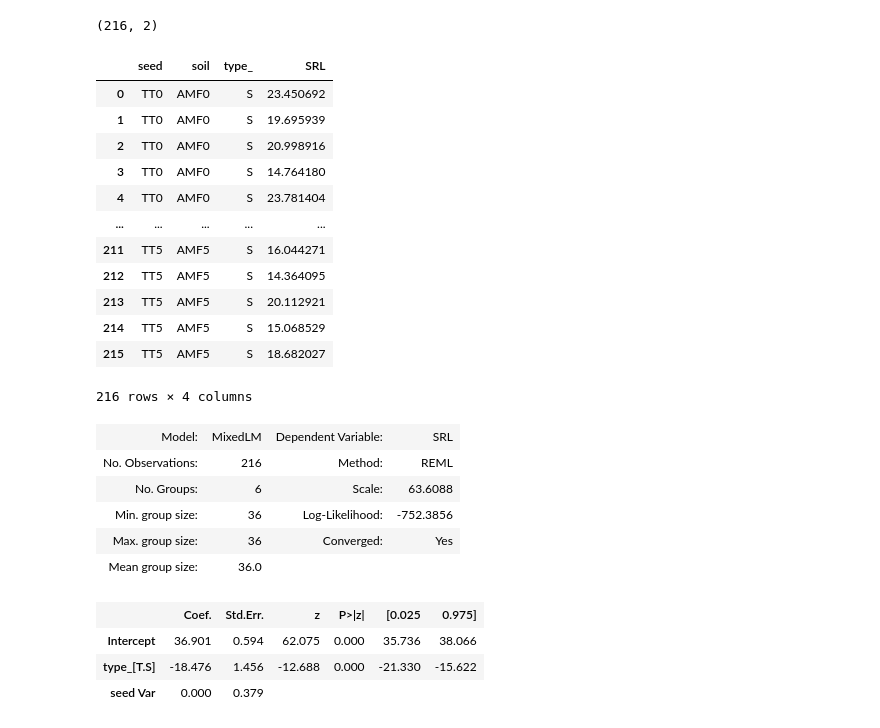
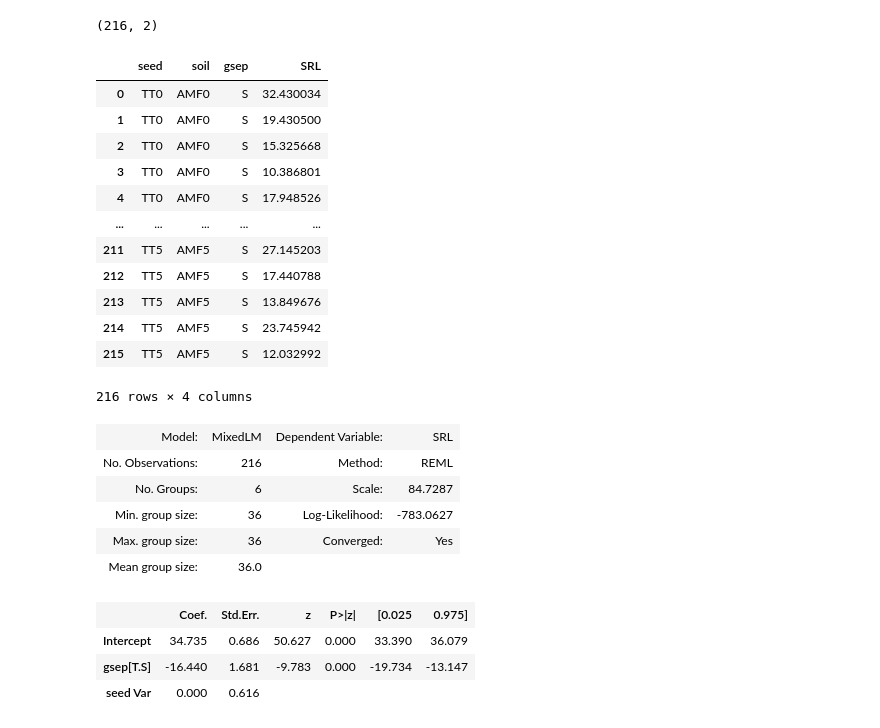
Before and after one commit to anoban/wsu, a Jupyter notebook: power/power.ipynb, the cells around one changed output. Drawn from its saved outputs; the diff is of its cells as text; code cells hidden in the pictures.

```diff
--- a/power/power.ipynb
+++ b/power/power.ipynb
@@ -379,37 +376,37 @@ dummy_data = pd.DataFrame(
     {
         "seed": _exp_design[:, 0],
         "soil": _exp_design[:, 1],
-        "type_": np.array(['S' if seed[2] == soil[3] else 'A' for (seed, soil) in _exp_design]),
+        "gsep": np.array(['S' if seed[2] == soil[3] else 'A' for (seed, soil) in _exp_design]),
         "SRL": np.array([np.random.normal(loc=18.010786, scale=4.721772) if seed[2] == soil[3] else np.random.normal(loc=37.411013, scale=9.127129) for (seed, soil) in _exp_design])
     }
 )
 
 dummy_data
 # %% [output]
-|  | seed | soil | type_ | SRL |
-| 0 | TT0 | AMF0 | S | 23.450692 |
-| 1 | TT0 | AMF0 | S | 19.695939 |
-| 2 | TT0 | AMF0 | S | 20.998916 |
-| 3 | TT0 | AMF0 | S | 14.764180 |
-| 4 | TT0 | AMF0 | S | 23.781404 |
+|  | seed | soil | gsep | SRL |
+| 0 | TT0 | AMF0 | S | 32.430034 |
+| 1 | TT0 | AMF0 | S | 19.430500 |
+| 2 | TT0 | AMF0 | S | 15.325668 |
+| 3 | TT0 | AMF0 | S | 10.386801 |
+| 4 | TT0 | AMF0 | S | 17.948526 |
 | ... | ... | ... | ... | ... |
-| 211 | TT5 | AMF5 | S | 16.044271 |
-| 212 | TT5 | AMF5 | S | 14.364095 |
-| 213 | TT5 | AMF5 | S | 20.112921 |
-| 214 | TT5 | AMF5 | S | 15.068529 |
-| 215 | TT5 | AMF5 | S | 18.682027 |
+| 211 | TT5 | AMF5 | S | 27.145203 |
+| 212 | TT5 | AMF5 | S | 17.440788 |
+| 213 | TT5 | AMF5 | S | 13.849676 |
+| 214 | TT5 | AMF5 | S | 23.745942 |
+| 215 | TT5 | AMF5 | S | 12.032992 |
 216 rows × 4 columns
 # %%
 # try fitting a LMM to this data
-smf.mixedlm(formula=r"SRL~type_", data=dummy_data, groups=dummy_data.seed, vc_formula={"seed": "0+soil"}).fit().summary()
+smf.mixedlm(formula=r"SRL~gsep", data=dummy_data, groups=dummy_data.seed, vc_formula={"seed": "0+soil"}).fit().summary()
 # %% [output]
 | Model: | MixedLM | Dependent Variable: | SRL |
 | No. Observations: | 216 | Method: | REML |
-| No. Groups: | 6 | Scale: | 63.6088 |
-| Min. group size: | 36 | Log-Likelihood: | -752.3856 |
+| No. Groups: | 6 | Scale: | 84.7287 |
+| Min. group size: | 36 | Log-Likelihood: | -783.0627 |
 | Max. group size: | 36 | Converged: | Yes |
 | Mean group size: | 36.0 |  |  |
 |  | Coef. | Std.Err. | z | P>|z| | [0.025 | 0.975] |
-| Intercept | 36.901 | 0.594 | 62.075 | 0.000 | 35.736 | 38.066 |
-| type_[T.S] | -18.476 | 1.456 | -12.688 | 0.000 | -21.330 | -15.622 |
-| seed Var | 0.000 | 0.379 |  |  |  |  |
+| Intercept | 34.735 | 0.686 | 50.627 | 0.000 | 33.390 | 36.079 |
+| gsep[T.S] | -16.440 | 1.681 | -9.783 | 0.000 | -19.734 | -13.147 |
+| seed Var | 0.000 | 0.616 |  |  |  |  |
```
Also changed, not shown: parts of 6 cells of this notebook, 3 other files.
